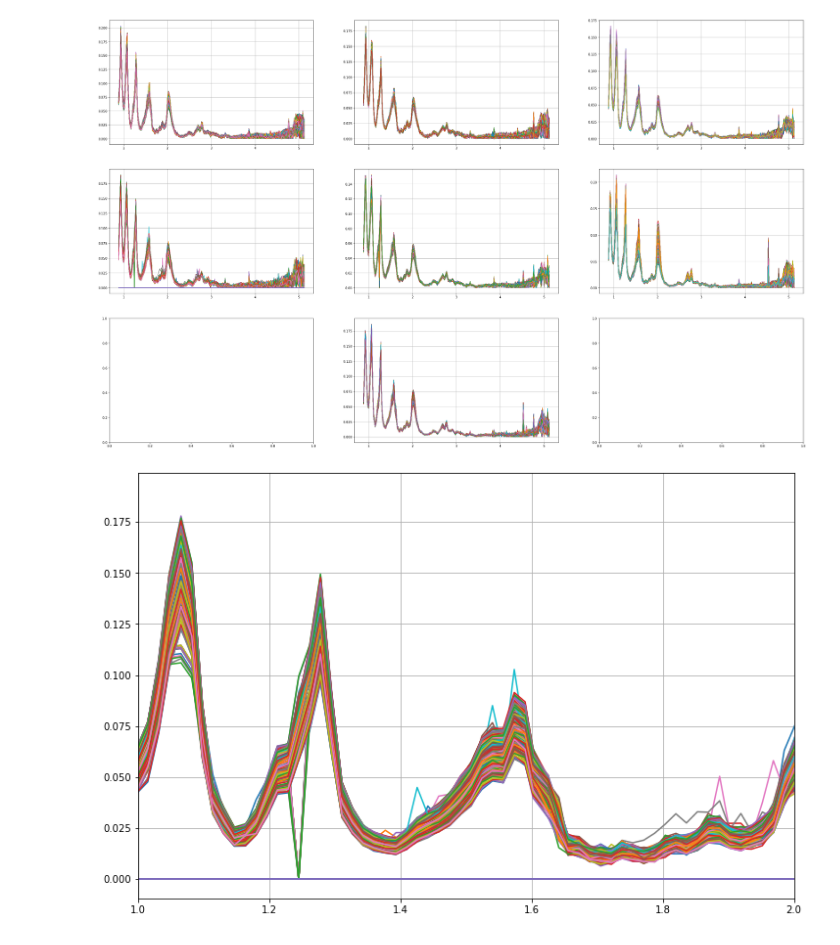
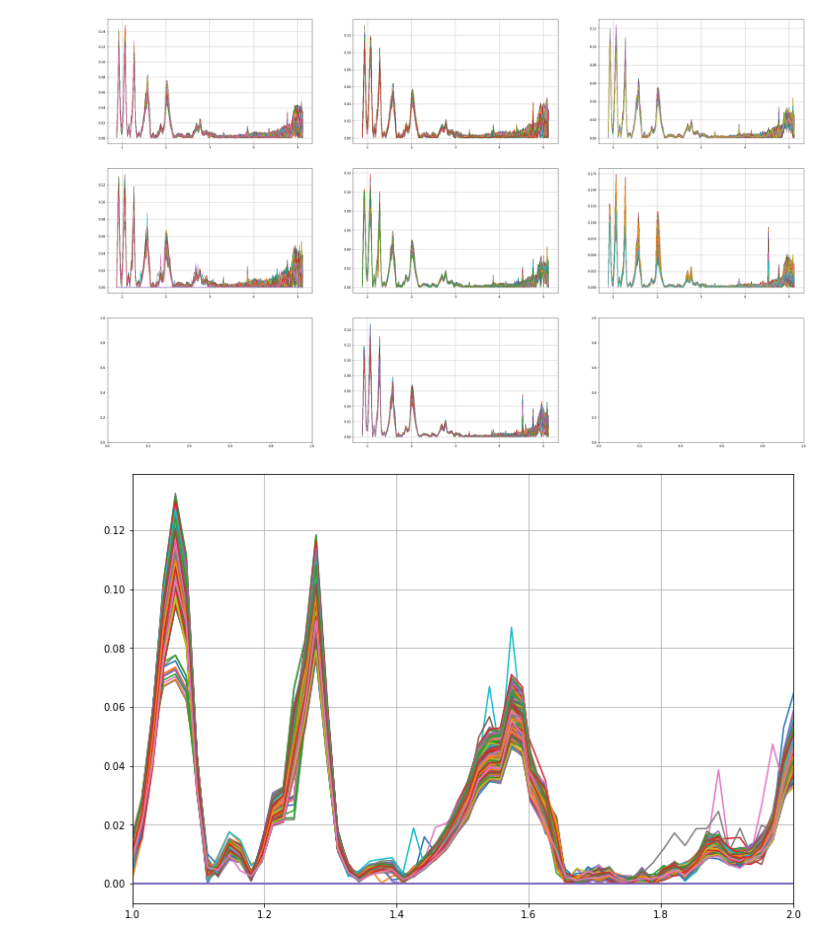
Before and after one commit to lucaslibshutz/spectralResearch, a Jupyter notebook: final_filtering_2.ipynb, the cells around one changed output. Cells and saved outputs as stored; diff of their text form; code cells hidden in the pictures.

```diff
--- a/final_filtering_2.ipynb
+++ b/final_filtering_2.ipynb
@@ -12,7 +12,7 @@ from copy import deepcopy as dc
 vims_wave = np.loadtxt('vims_wave.txt')
 
 new_array = ['_0405','_0607','_0809','_1011','_1213','_1415','_1617']
-if platform == 'darwin' or platform == 'win32':
+if platform == 'darwin' or platform == 'win32' or platform == 'linux':
     for number in new_array:
         new_string = 'df'+number+' = pd.read_pickle("c_data/data'+number+'.pkl")'
         exec(new_string)
@@ -63,6 +63,7 @@ def custom_fit(dataframe):
 def single_fit(spectrum):
     my_fit,_ = curve_fit(powerlaw,vims_wave[band_channels],spectrum[band_channels],p0=[.15,-12])
     final_spectrum = spectrum-powerlaw(vims_wave,*my_fit)
+    return final_spectrum
 
 def shift_ret(spectrum):
     my_fit,_ = curve_fit(gaussian,vims_wave[window],spectrum[window],p0=[.05,2.05])
@@ -118,10 +119,19 @@ for (spec,copy_spec) in zip(spec_list,copy_list):
             mean_2 = np.mean(copy_spec[:,i])
             if np.abs(mean_1-mean_2)<=.002*mean_1:
                 break
+# %%
+pList_total = []
+for (copy_spec,number) in zip(copy_list,new_array):
+    exec('pList'+number+' = []')
+    for spec in copy_spec:
+        new_spec = single_fit(spec)
+        final_spec = np.abs(new_spec)
+        locals()['pList'+number].append(final_spec)
+    pList_total.append(locals()['pList'+number])
 # %%
 %matplotlib inline
 fig,axs = plt.subplots(3,3,figsize=(40,25),facecolor='white')
-for index,spec in enumerate(copy_list):
+for index,spec in enumerate(pList_total):
     for spectrum in spec:
         if index < 3:
             axs[0,index].plot(vims_wave,spectrum)
@@ -138,14 +148,14 @@ for index,spec in enumerate(copy_list):
 
 plt.show()
 # %% [output]
-[figure, old version]
+[figure, new version]
 # %%
 %matplotlib inline
 plt.figure(facecolor='white',figsize=(12,8))
-for spectrum in copy_spec_1011:
+for spectrum in pList_1011:
     plt.plot(vims_wave,spectrum)
 plt.xlim([1,2])
 plt.grid()
 plt.show()
 # %% [output]
-[figure, old version]
+[figure, new version]
```
Also changed, not shown: 1 other file.
